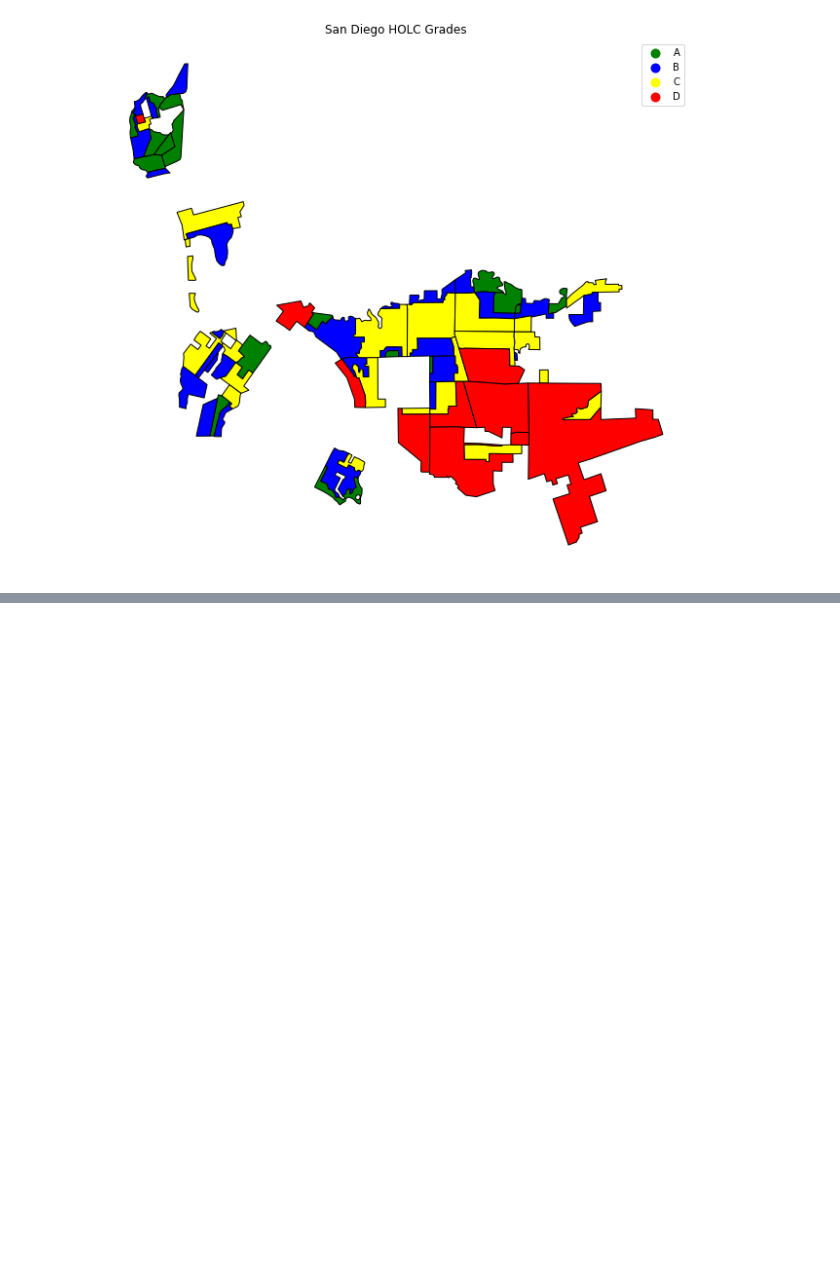
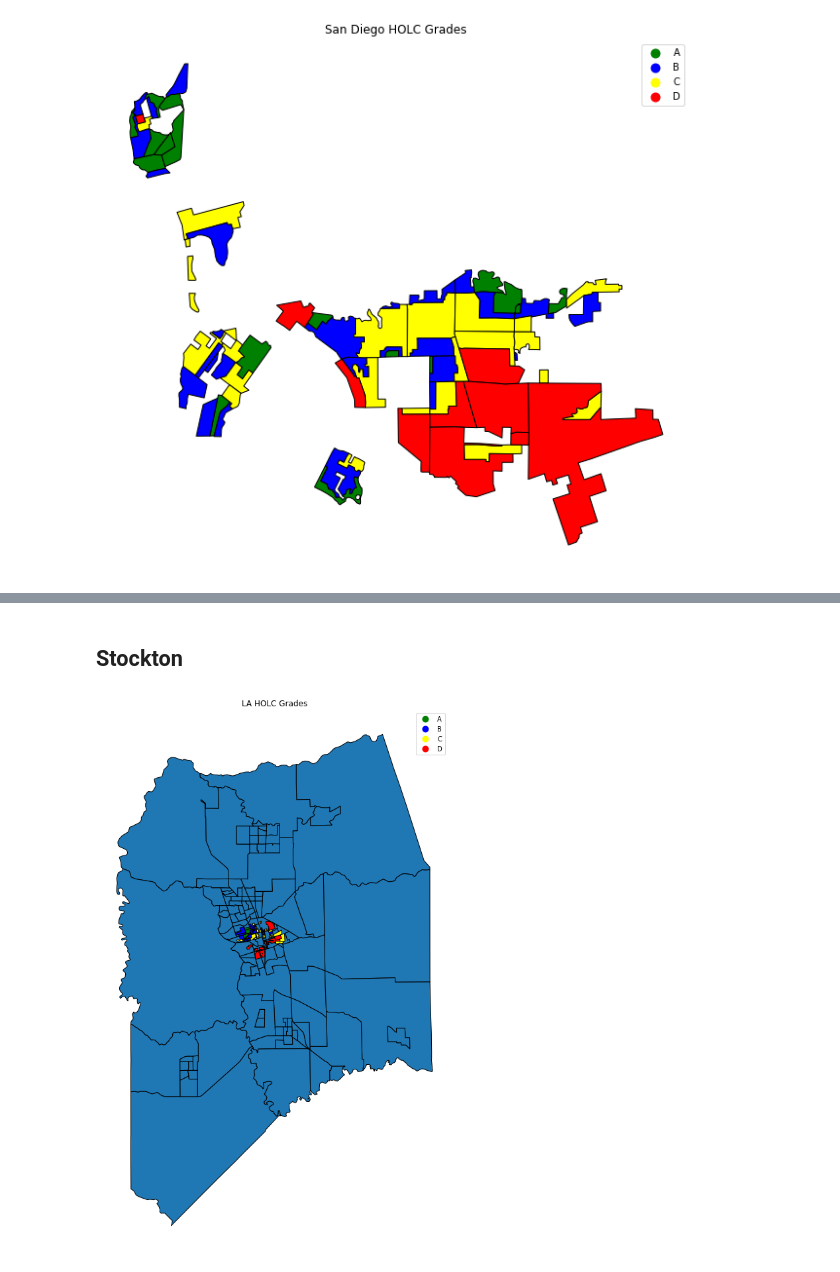
Before and after one commit to ds-modules/espm-c167, a Jupyter notebook: Lab2-Draft/Rebekah-Soc88/HOLC_espm.ipynb, the cells around one changed output, grey strips where cells are left out. Cells and saved outputs as stored; diff of their text form; code cells hidden in the pictures; blank space fills up the shorter version.

```diff
--- a/Lab2-Draft/Rebekah-Soc88/HOLC_espm.ipynb
+++ b/Lab2-Draft/Rebekah-Soc88/HOLC_espm.ipynb
@@ -113,0 +148,11 @@ plt.axis('off');
+# %% [markdown]
+## Stockton
+# %%
+sanjoaq_county = census2000[census2000['COUNTY']=='077']
+base = sanjoaq_county.plot(figsize=(15, 15))
+stockton = gpd.read_file('holc_stockton')
+stockton.plot(ax= base, column = 'holc_grade', cmap = holc_cmap, legend = True, figsize=[18, 10])
+plt.title('LA HOLC Grades')
+plt.axis('off');
+# %% [output]
+[figure, added]
```
Also changed, not shown: parts of 15 cells of this notebook.
